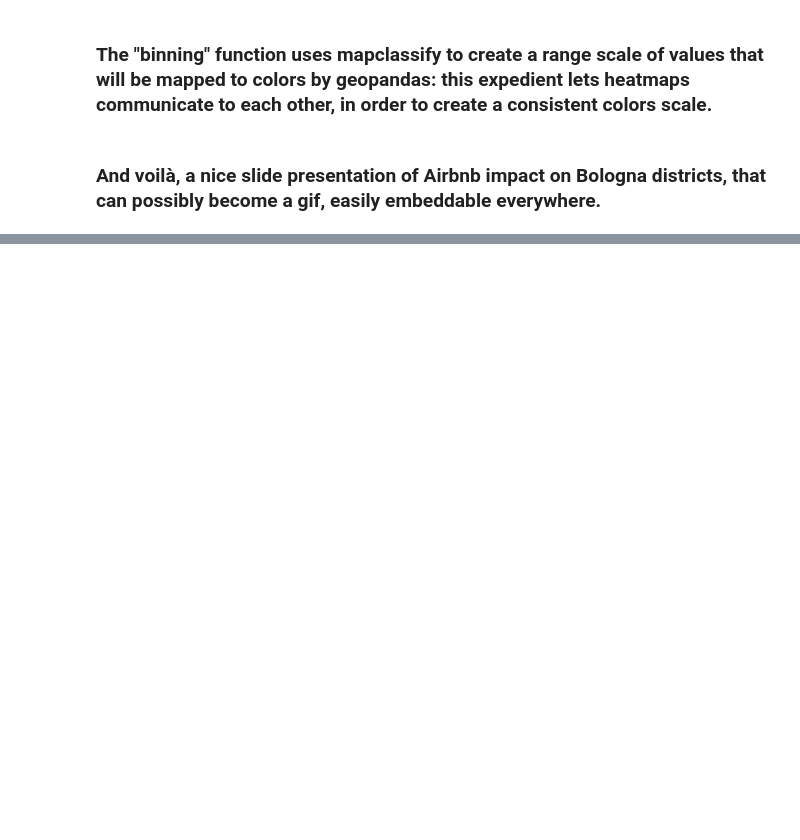
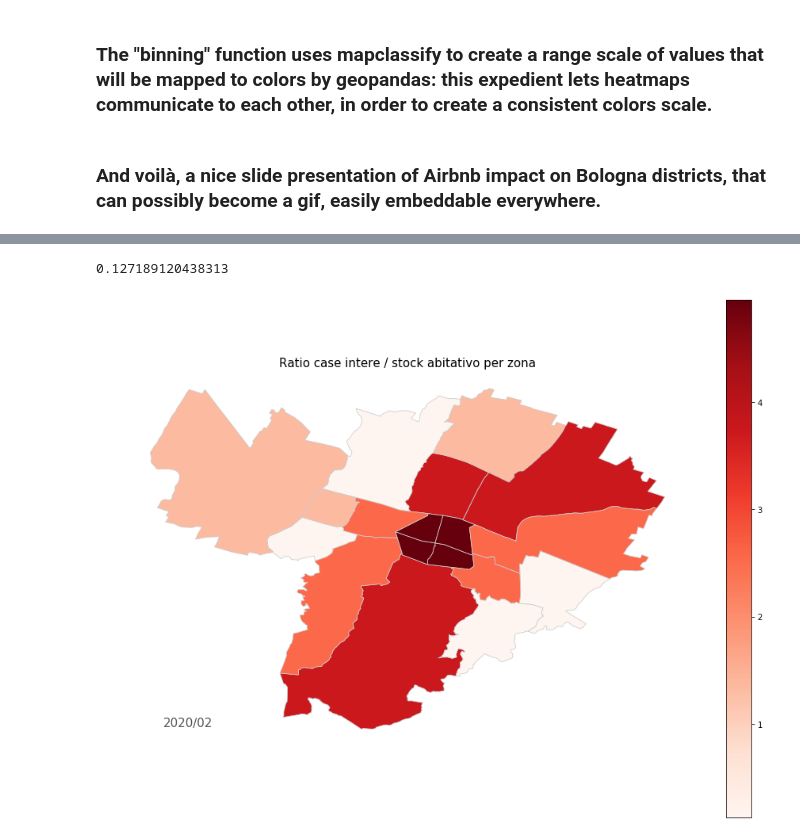
Before and after one commit to laszlo91/Inside-Airbnb-studies, a Jupyter notebook: Heatmap Bologna.ipynb, the cells around one changed output, grey strips where cells are left out. Saved outputs shown, nothing was run; the diff lists cells and outputs as text; code cells hidden in the pictures; blank space fills up the shorter version.

```diff
--- a/Heatmap Bologna.ipynb
+++ b/Heatmap Bologna.ipynb
@@ -210,0 +213,41 @@ for ix,df in enumerate(dfs):
+# %%
+map_df_ix = map_df.set_index("NOMEZONA")
+stock = pd.read_csv("rapporti_alloggi_caseintere.csv")
+stock = stock.set_index(map_df_ix.index)
+
+def geomerge3(stock):
+    merged = map_df_ix.join(stock['rapporto case intere / alloggi'].rename("stock_bnb_ratio"))
+    return merged
+
+feb20 = geomerge3(stock)
+min(feb20['stock_bnb_ratio'])
+# %% [output]
+0.127189120438313
+# %%
+def heatmap(merged, period):
+
+    fig, ax = plt.subplots(1, figsize=(16, 12))
+    merged.plot(column="stock_bnb_ratio", cmap="Reds", linewidth=0.8, ax=ax, edgecolor="0.8", scheme='quantiles')
+
+    # matplotlib annotations...
+    ax.axis("off")
+    ax.set_title("Ratio case intere / stock abitativo per zona", fontdict={"fontsize": "15", "fontweight" : "3"})
+    ax.annotate(period.strftime('%Y/%m'),xy=(0.1, .2),  xycoords="figure fraction"
+                ,horizontalalignment="left", verticalalignment="top", fontsize=15, color="#555555")
+
+    # and the caption..
+    minimum = min(merged['stock_bnb_ratio'])
+    maximum = max(merged['stock_bnb_ratio'])
+    sm = plt.cm.ScalarMappable(cmap="Reds", norm=plt.Normalize(vmin=minimum, vmax=maximum))
+    sm.set_array([])
+    #sm = sm.autoscale()
+    cbar = fig.colorbar(sm)
+
+    plt.show()
+    #plt.pause(1)
+    # flushing the heatmap after one second pause
+    #clear_output(wait=True)
+
+heatmap(feb20, periods[-1])
+# %% [output]
+[figure, added]
```
Also changed, not shown: parts of 5 cells of this notebook, 19 other files.
